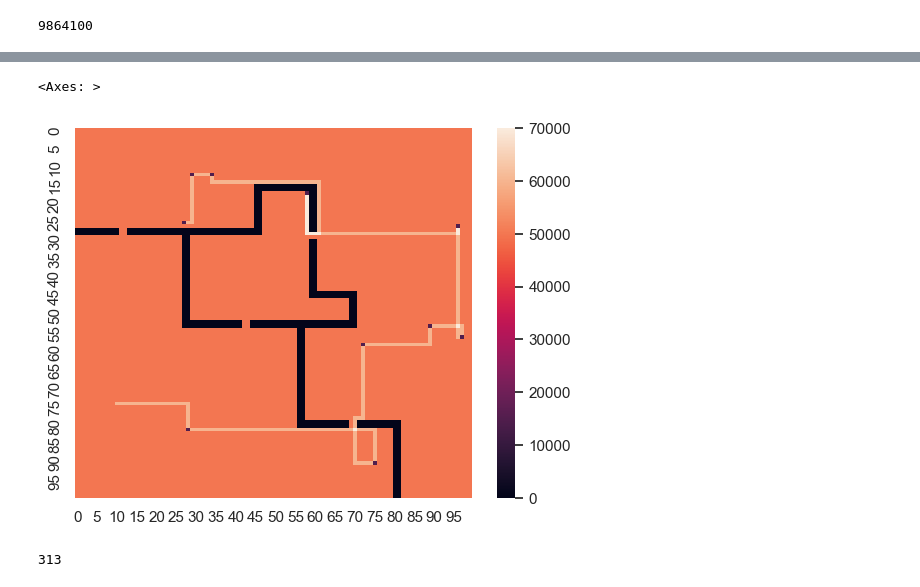
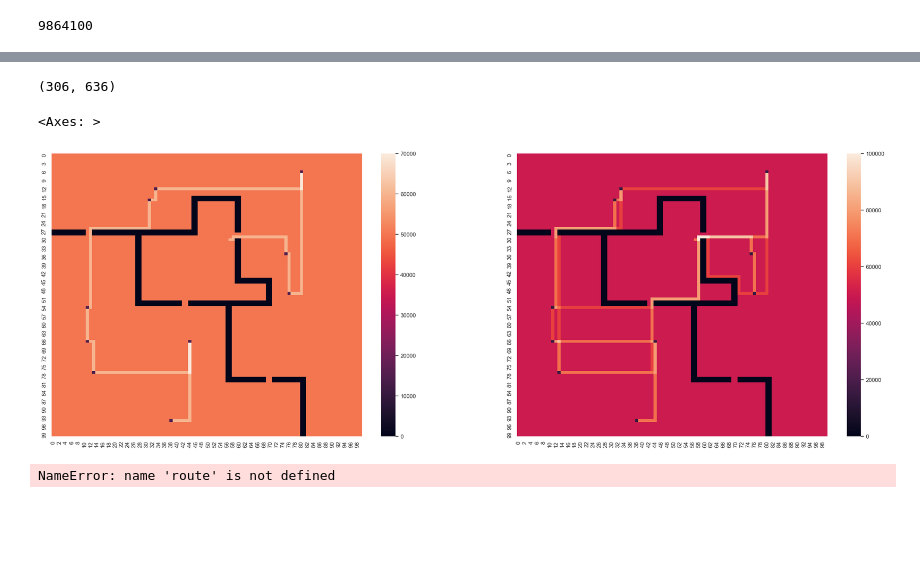
Before and after one commit to A-ladzin/Python-Basics, a Jupyter notebook: Navigator/courier.ipynb, the cells around one changed output, grey strips where cells are left out. Saved outputs shown, nothing was run; the diff lists cells and outputs as text; code cells hidden in the pictures; blank space fills up the shorter version.

```diff
--- a/Navigator/courier.ipynb
+++ b/Navigator/courier.ipynb
@@ -168,18 +168,38 @@ route = build_root(optimal_order, courier_location, courier_value_map, orders_lo
+# %%
+
+optimal_route = build_root(optimal_order, courier_location, courier_value_map, orders_location, orders_value_map)
+arbitraty_order = [i for i in range(len(orders_location))]
+simple_route = build_root(arbitraty_order, courier_location, courier_value_map, orders_location, orders_value_map)
+
+len(optimal_route), len(simple_route)
+# %% [output]
+(306, 636)
 # %%
 # Визуализация найденого пути
 route_map = city_map_list.copy()
 route_map*=50000
-for i in route:
+sns.set()
+plt.figure(figsize=(30,10))
+plt.subplot(121)
+for i in optimal_route:
     route_map[i[1],i[0]] += 10000
 
 for i in orders_location:
     route_map[i[1],i[0]] = 15000
 sns.heatmap(route_map)
+
+plt.subplot(122)
+for i in simple_route:
+    route_map[i[1],i[0]] += 10000
+
+for i in orders_location:
+    route_map[i[1],i[0]] = 15000
+sns.heatmap(route_map)
 # %% [output]
 <Axes: >
-[figure, old version]
+[figure, new version]
 # %%
 
-len(route)
+total_distance = len(route)
 # %% [output]
-313
+NameError: name 'route' is not defined
```
Also changed, not shown: parts of 5 cells of this notebook, 1 other file.
